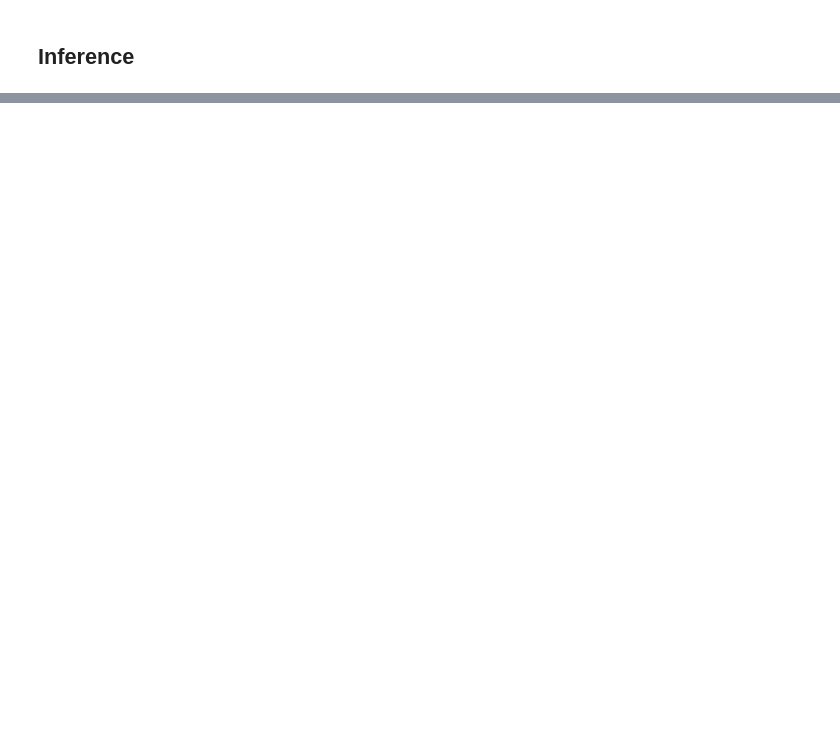
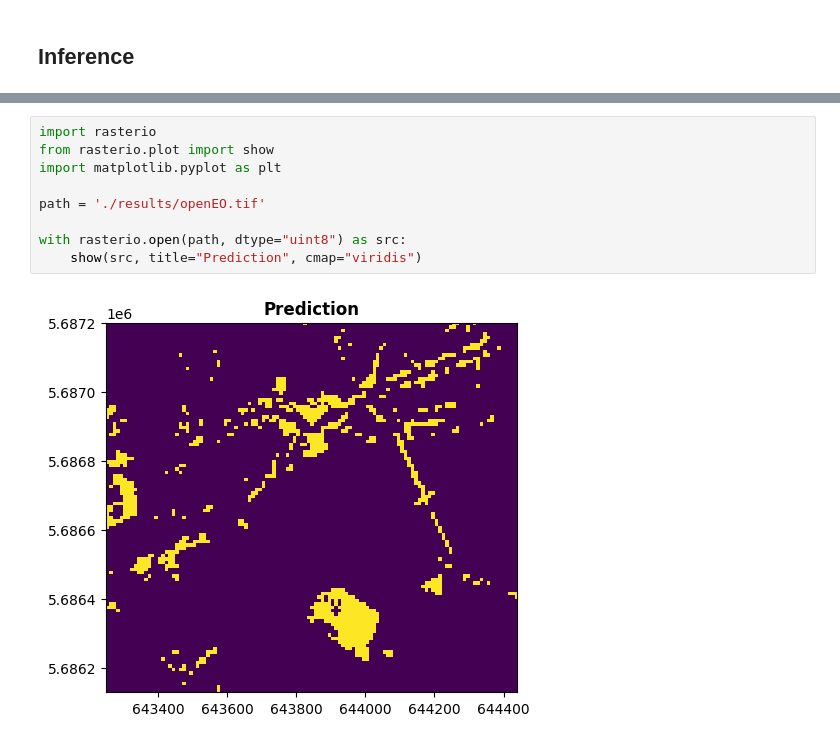
Before and after one commit to Open-EO/openeo-gfmap, a Jupyter notebook: examples/basic_pipeline/basic_pipeline.ipynb, the cells around one changed output, grey strips where cells are left out. Cells and saved outputs as stored; diff of their text form; blank space fills up the shorter version.

```diff
--- a/examples/basic_pipeline/basic_pipeline.ipynb
+++ b/examples/basic_pipeline/basic_pipeline.ipynb
@@ -171,0 +236,11 @@ model.save_model('catboost.onnx', format='onnx')
+# %%
+import rasterio
+from rasterio.plot import show
+import matplotlib.pyplot as plt
+
+path = './results/openEO.tif'
+
+with rasterio.open(path, dtype="uint8") as src:
+    show(src, title="Prediction", cmap="viridis")
+# %% [output]
+[figure, added]
```
Also changed, not shown: parts of 7 cells of this notebook.
